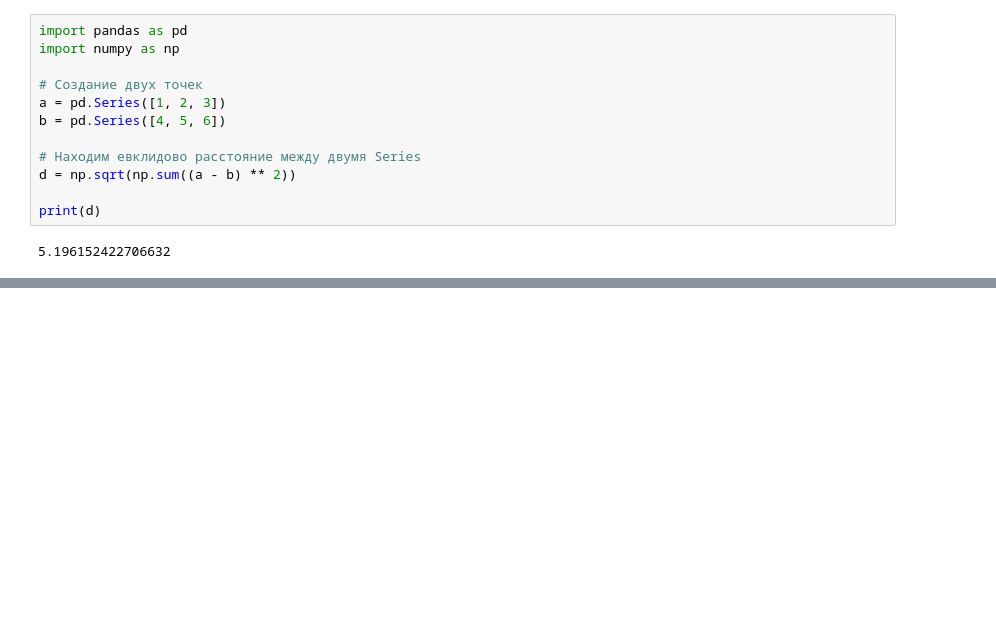
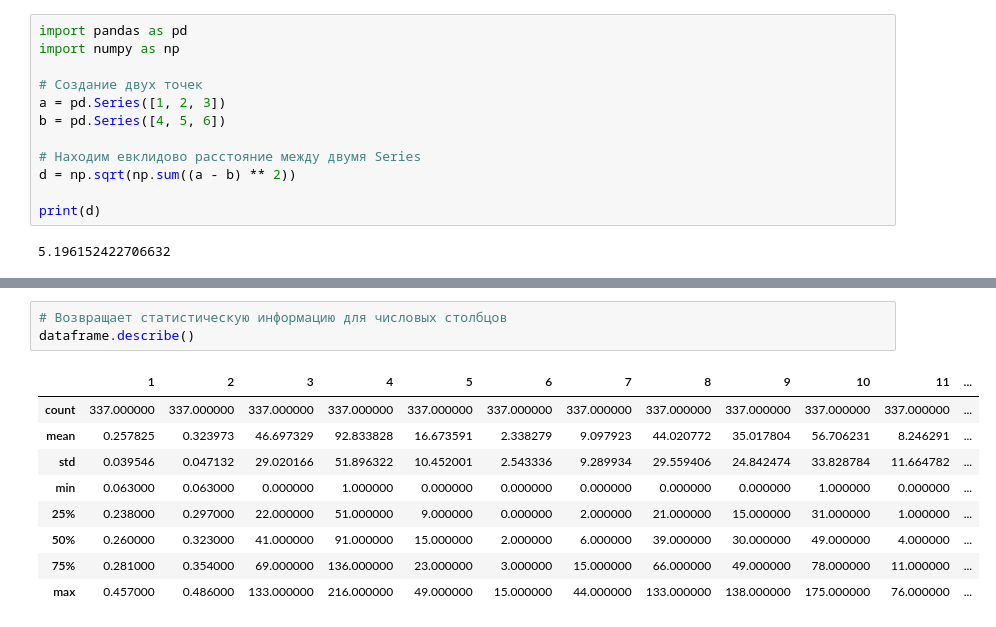
Before and after one commit to Marenau/Artificial-intelligence, a Jupyter notebook: Рабочая тетрадь 2.ipynb, the cells around one changed output, grey strips where cells are left out. Drawn from its saved outputs; the diff is of its cells as text; blank space fills up the shorter version.

```diff
--- a/Рабочая тетрадь 2.ipynb
+++ b/Рабочая тетрадь 2.ipynb
@@ -174,0 +229,13 @@ print(d)
+# %%
+# Возвращает статистическую информацию для числовых столбцов
+dataframe.describe()
+# %% [output]
+|  | 1 | 2 | 3 | 4 | 5 | 6 | 7 | 8 | 9 | 10 | 11 | ... |
+| count | 337.000000 | 337.000000 | 337.000000 | 337.000000 | 337.000000 | 337.000000 | 337.000000 | 337.000000 | 337.000000 | 337.000000 | 337.000000 | ... |
+| mean | 0.257825 | 0.323973 | 46.697329 | 92.833828 | 16.673591 | 2.338279 | 9.097923 | 44.020772 | 35.017804 | 56.706231 | 8.246291 | ... |
+| std | 0.039546 | 0.047132 | 29.020166 | 51.896322 | 10.452001 | 2.543336 | 9.289934 | 29.559406 | 24.842474 | 33.828784 | 11.664782 | ... |
+| min | 0.063000 | 0.063000 | 0.000000 | 1.000000 | 0.000000 | 0.000000 | 0.000000 | 0.000000 | 0.000000 | 1.000000 | 0.000000 | ... |
+| 25% | 0.238000 | 0.297000 | 22.000000 | 51.000000 | 9.000000 | 0.000000 | 2.000000 | 21.000000 | 15.000000 | 31.000000 | 1.000000 | ... |
+| 50% | 0.260000 | 0.323000 | 41.000000 | 91.000000 | 15.000000 | 2.000000 | 6.000000 | 39.000000 | 30.000000 | 49.000000 | 4.000000 | ... |
+| 75% | 0.281000 | 0.354000 | 69.000000 | 136.000000 | 23.000000 | 3.000000 | 15.000000 | 66.000000 | 49.000000 | 78.000000 | 11.000000 | ... |
+| max | 0.457000 | 0.486000 | 133.000000 | 216.000000 | 49.000000 | 15.000000 | 44.000000 | 133.000000 | 138.000000 | 175.000000 | 76.000000 | ... |
```
Also changed, not shown: parts of 9 cells of this notebook, 1 other file.
